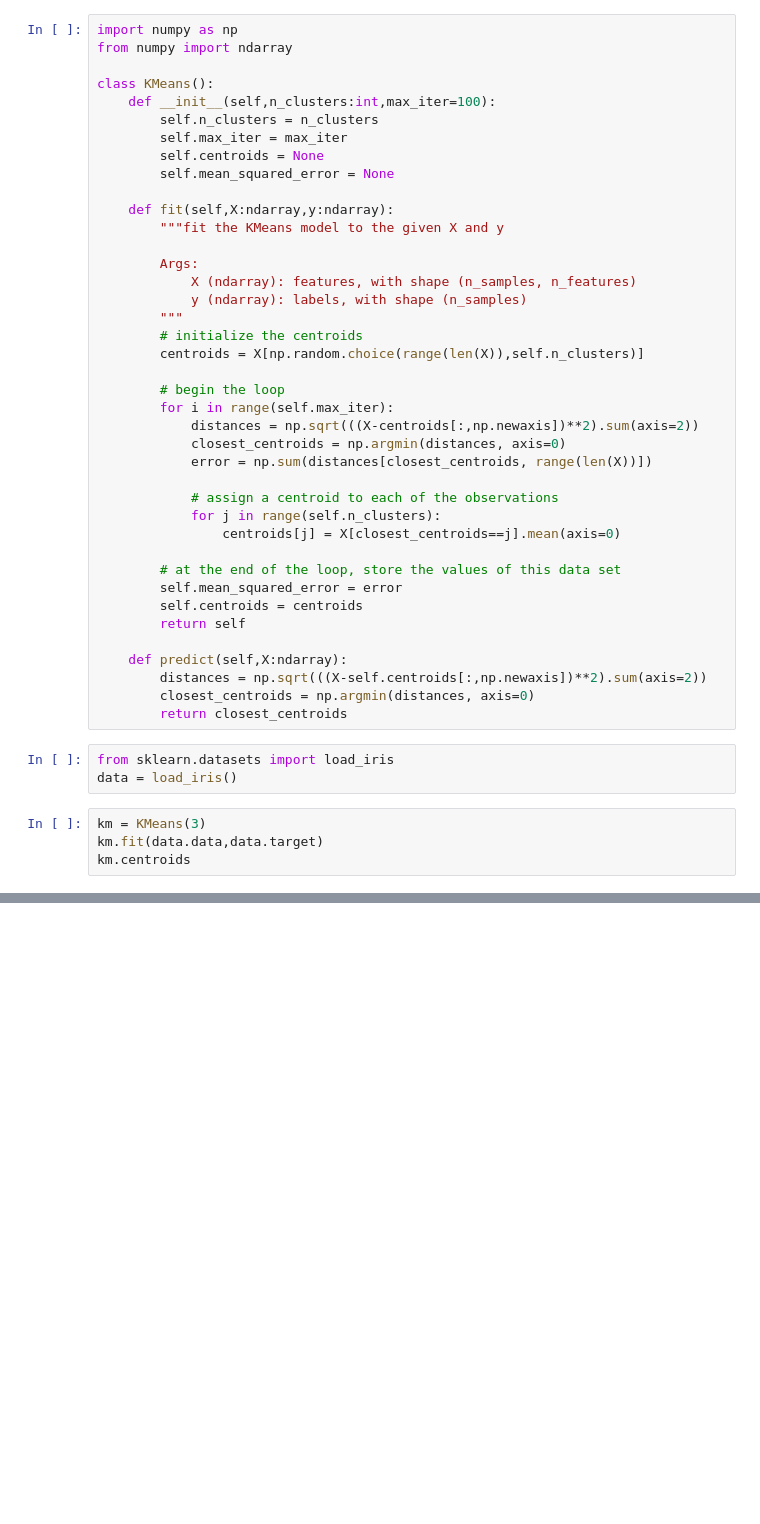
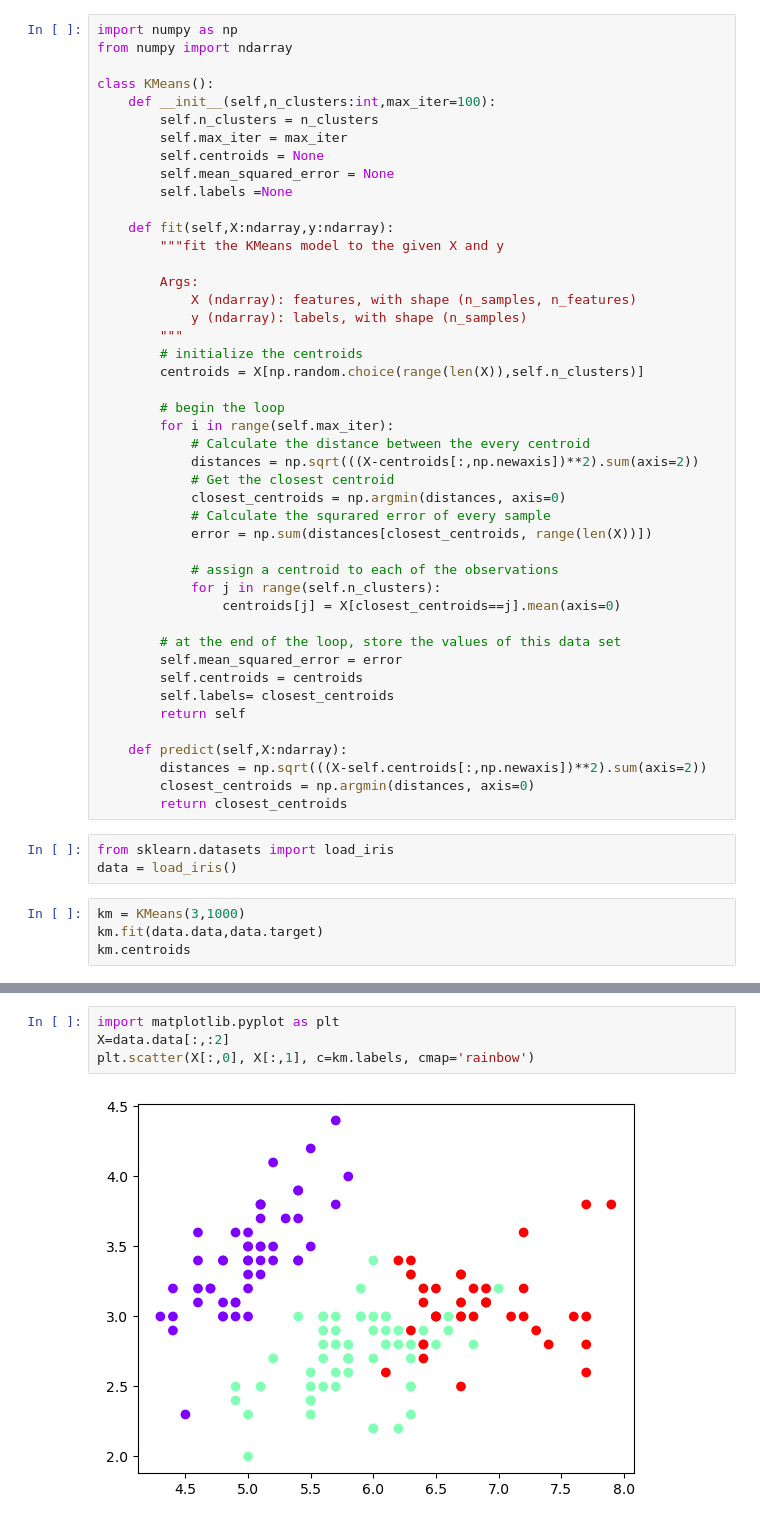
Before and after one commit to Phoenix-Shen/deepLearning, a Jupyter notebook: ClassicalMachineLearning/Kmeans.ipynb, the cells around one changed output, grey strips where cells are left out. Cells and saved outputs as stored; diff of their text form; blank space fills up the shorter version.

```diff
--- a/ClassicalMachineLearning/Kmeans.ipynb
+++ b/ClassicalMachineLearning/Kmeans.ipynb
@@ -20,6 +20,7 @@ class KMeans():
         self.max_iter = max_iter
         self.centroids = None
         self.mean_squared_error = None
+        self.labels =None
 
     def fit(self,X:ndarray,y:ndarray):
         """fit the KMeans model to the given X and y
@@ -33,8 +34,11 @@ class KMeans():
 
         # begin the loop
         for i in range(self.max_iter):
+            # Calculate the distance between the every centroid
             distances = np.sqrt(((X-centroids[:,np.newaxis])**2).sum(axis=2))
+            # Get the closest centroid
             closest_centroids = np.argmin(distances, axis=0)
+            # Calculate the squrared error of every sample
             error = np.sum(distances[closest_centroids, range(len(X))])
 
             # assign a centroid to each of the observations
@@ -44,6 +48,7 @@ class KMeans():
         # at the end of the loop, store the values of this data set
         self.mean_squared_error = error
         self.centroids = centroids
+        self.labels= closest_centroids
         return self
 
     def predict(self,X:ndarray):
@@ -54,7 +59,7 @@ class KMeans():
 from sklearn.datasets import load_iris
 data = load_iris()
 # %%
-km = KMeans(3)
+km = KMeans(3,1000)
 km.fit(data.data,data.target)
 km.centroids
 # %% [output]
@@ -63,0 +75,6 @@ array([[5.006     , 3.428     , 1.462     , 0.246     ],
+# %%
+import matplotlib.pyplot as plt
+X=data.data[:,:2]
+plt.scatter(X[:,0], X[:,1], c=km.labels, cmap='rainbow')
+# %% [output]
+[figure, added]
```
Also changed, not shown: parts of 3 cells of this notebook, 1 other file.
